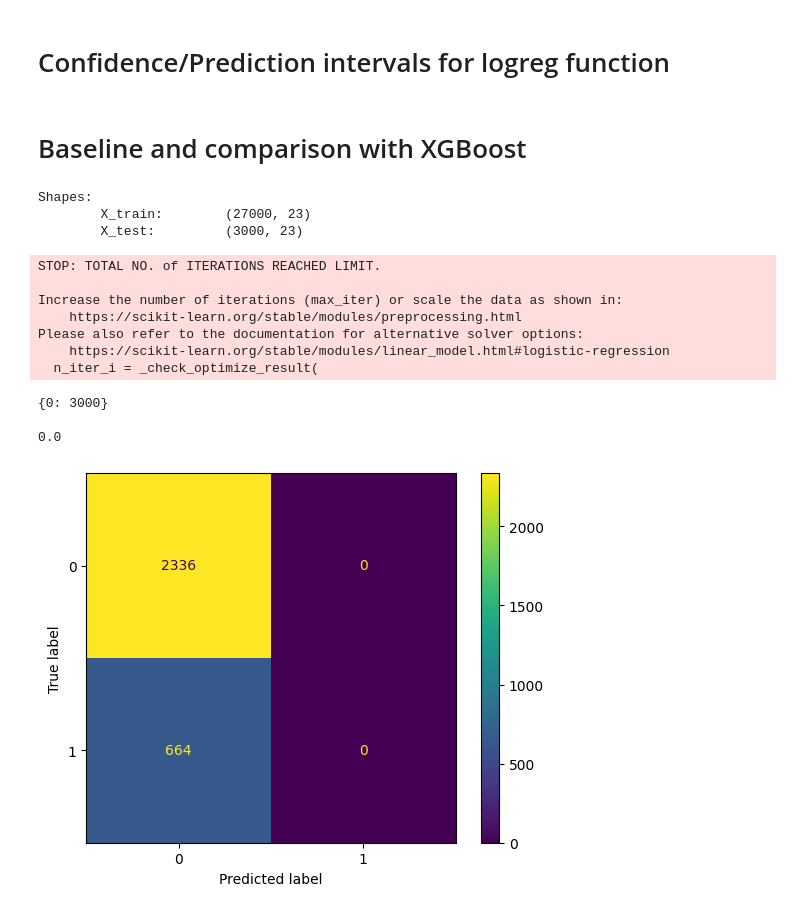
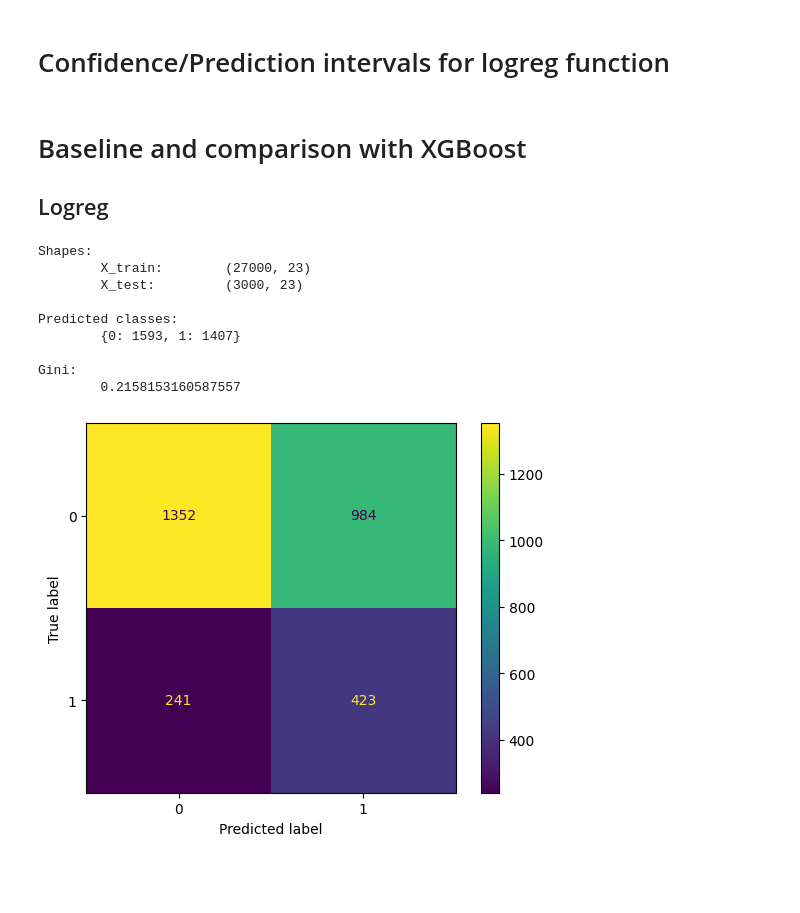
Before and after one commit to fpkh/hse_coursework_logreg, a Jupyter notebook: notebook.ipynb, the cells around one changed output. Drawn from its saved outputs; the diff is of its cells as text; code cells hidden in the pictures; blank space fills up the shorter version.

Commit message:
baseline edit

```diff
--- a/notebook.ipynb
+++ b/notebook.ipynb
@@ -179,47 +179,47 @@ sns.histplot(data=dataframe, x='age')
 # Confidence/Prediction intervals for logreg function
 # %% [markdown]
 # Baseline and comparison with XGBoost
+## Logreg
 # %%
 from sklearn.linear_model import LogisticRegression
 from sklearn.model_selection import train_test_split
 from sklearn.metrics import confusion_matrix, ConfusionMatrixDisplay
 from sklearn.metrics import roc_auc_score
 from xgboost import XGBClassifier
 
-def gini(true, pred):
-    return 2*roc_auc_score(true, pred)-1
+THRESHOLD = 0.25
+
+def gini(true, pred_proba):
+    return 2*roc_auc_score(true, pred_proba)-1
 
 # train valid test split
 y = dataframe['default']
 X = dataframe.drop(columns=['default'])
 X_train, X_test, y_train, y_test = train_test_split(X, y, test_size=0.1, stratify=y)
 print('''
 Shapes:
 \tX_train: \t{}
 \tX_test: \t{}
 '''.format(X_train.shape, X_test.shape))
 
 # baseline logreg model
-baseline_logreg = LogisticRegression(verbose=False)
+baseline_logreg = LogisticRegression(max_iter=1000, verbose=False)
 baseline_logreg.fit(X_train, y_train)
-baseline_logreg_y_pred = baseline_logreg.predict(X_test)
+baseline_logreg_y_pred_proba = baseline_logreg.predict_proba(X_test)
+baseline_logreg_y_pred = np.where(baseline_logreg_y_pred_proba[:,1] > THRESHOLD, 1, 0)
+
 baseline_logreg_cm = confusion_matrix(y_test, baseline_logreg_y_pred)
-print(dict(zip(*np.unique(baseline_logreg_y_pred, return_counts=True))))
-print()
+print('Predicted classes:\n\t{}\n'.format(dict(zip(*np.unique(baseline_logreg_y_pred, return_counts=True)))))
 ConfusionMatrixDisplay(baseline_logreg_cm).plot()
-print('{}\tgini(y_test, baseline_logreg_y_pred)'.format())
+print('Gini: \n\t{}'.format(gini(y_test, baseline_logreg_y_pred)))
 # %% [output]
 Shapes:
         X_train:        (27000, 23)
         X_test:         (3000, 23)
+
+Predicted classes:
+        {0: 1593, 1: 1407}
+
+Gini:
+        0.2158153160587557
-STOP: TOTAL NO. of ITERATIONS REACHED LIMIT.
-
-Increase the number of iterations (max_iter) or scale the data as shown in:
-    https://scikit-learn.org/stable/modules/preprocessing.html
-Please also refer to the documentation for alternative solver options:
-    https://scikit-learn.org/stable/modules/linear_model.html#logistic-regression
-  n_iter_i = _check_optimize_result(
-{0: 3000}
-
-0.0
-[figure, old version]
+[figure, new version]
```
Also changed, not shown: parts of 4 cells of this notebook, 2 other files.
